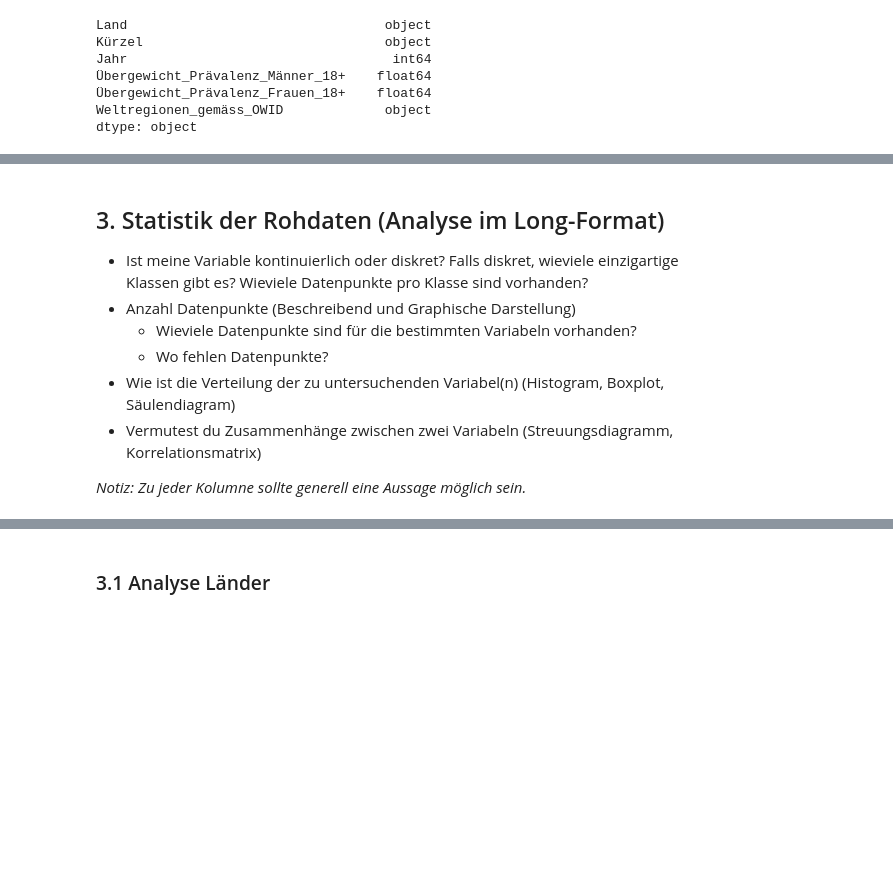
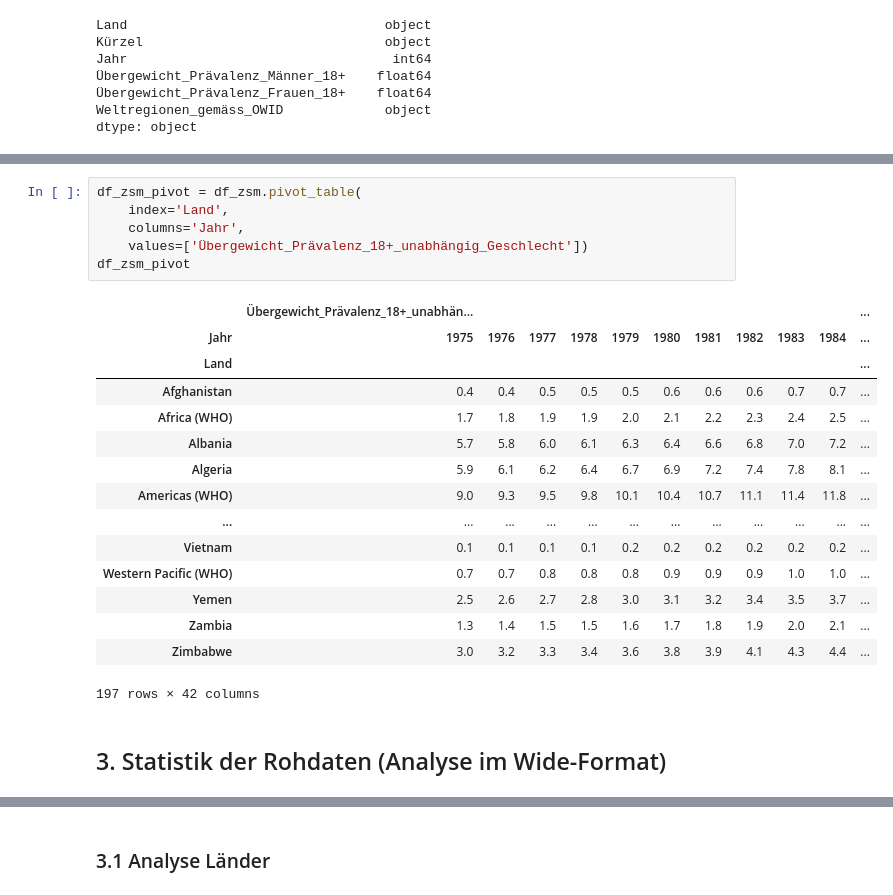
Before and after one commit to Hirnfresser/Leistungsnachweis_Phyton, a Jupyter notebook: Grundgerüst_Leistungsnachweis.ipynb, the cells around one changed output, grey strips where cells are left out. Saved outputs shown, nothing was run; the diff lists cells and outputs as text; blank space fills up the shorter version.

```diff
--- a/Grundgerüst_Leistungsnachweis.ipynb
+++ b/Grundgerüst_Leistungsnachweis.ipynb
@@ -135,13 +144,27 @@ df_einzeln_pivot.head() # head kann theoretisch gelöscht werden, dann zeigt es
+# %%
+df_zsm_pivot = df_zsm.pivot_table(
+    index='Land',
+    columns='Jahr',
+    values=['Übergewicht_Prävalenz_18+_unabhängig_Geschlecht'])
+df_zsm_pivot
+# %% [output]
+|  | Übergewicht_Prävalenz_18+_unabhän... |  |  |  |  |  |  |  |  |  | ... |
+| Jahr | 1975 | 1976 | 1977 | 1978 | 1979 | 1980 | 1981 | 1982 | 1983 | 1984 | ... |
+| Land |  |  |  |  |  |  |  |  |  |  | ... |
+| Afghanistan | 0.4 | 0.4 | 0.5 | 0.5 | 0.5 | 0.6 | 0.6 | 0.6 | 0.7 | 0.7 | ... |
+| Africa (WHO) | 1.7 | 1.8 | 1.9 | 1.9 | 2.0 | 2.1 | 2.2 | 2.3 | 2.4 | 2.5 | ... |
+| Albania | 5.7 | 5.8 | 6.0 | 6.1 | 6.3 | 6.4 | 6.6 | 6.8 | 7.0 | 7.2 | ... |
+| Algeria | 5.9 | 6.1 | 6.2 | 6.4 | 6.7 | 6.9 | 7.2 | 7.4 | 7.8 | 8.1 | ... |
+| Americas (WHO) | 9.0 | 9.3 | 9.5 | 9.8 | 10.1 | 10.4 | 10.7 | 11.1 | 11.4 | 11.8 | ... |
+| ... | ... | ... | ... | ... | ... | ... | ... | ... | ... | ... | ... |
+| Vietnam | 0.1 | 0.1 | 0.1 | 0.1 | 0.2 | 0.2 | 0.2 | 0.2 | 0.2 | 0.2 | ... |
+| Western Pacific (WHO) | 0.7 | 0.7 | 0.8 | 0.8 | 0.8 | 0.9 | 0.9 | 0.9 | 1.0 | 1.0 | ... |
+| Yemen | 2.5 | 2.6 | 2.7 | 2.8 | 3.0 | 3.1 | 3.2 | 3.4 | 3.5 | 3.7 | ... |
+| Zambia | 1.3 | 1.4 | 1.5 | 1.5 | 1.6 | 1.7 | 1.8 | 1.9 | 2.0 | 2.1 | ... |
+| Zimbabwe | 3.0 | 3.2 | 3.3 | 3.4 | 3.6 | 3.8 | 3.9 | 4.1 | 4.3 | 4.4 | ... |
+197 rows × 42 columns
 # %% [markdown]
-## 3. Statistik der Rohdaten (Analyse im Long-Format)
-- Ist meine Variable kontinuierlich oder diskret? Falls diskret, wieviele einzigartige Klassen gibt es? Wieviele Datenpunkte pro Klasse sind vorhanden?
-- Anzahl Datenpunkte (Beschreibend und Graphische Darstellung)
-    - Wieviele Datenpunkte sind für die bestimmten Variabeln vorhanden?
-    - Wo fehlen Datenpunkte?
-- Wie ist die Verteilung der zu untersuchenden Variabel(n) (Histogram, Boxplot, Säulendiagram)
-- Vermutest du Zusammenhänge zwischen zwei Variabeln (Streuungsdiagramm, Korrelationsmatrix)
-
-*Notiz: Zu jeder Kolumne sollte generell eine Aussage möglich sein.*
+## 3. Statistik der Rohdaten (Analyse im Wide-Format)
 # %% [markdown]
 Wenn die Werte auf einem Zahlenintervall liegen und bliebige Werte annehmen können, sind die kontinuierlich. Dies ist bei den Prävalenzwerten des ersten und zweiten Datensatzes der Fall. Wenn die Werte in festen Klassen oder Kategorien liegen, sind sie diskret. Bei unseren Datensätzen ist das Jahr, Kürzel und Land diskret.
 
```
Also changed, not shown: parts of 29 cells of this notebook.
